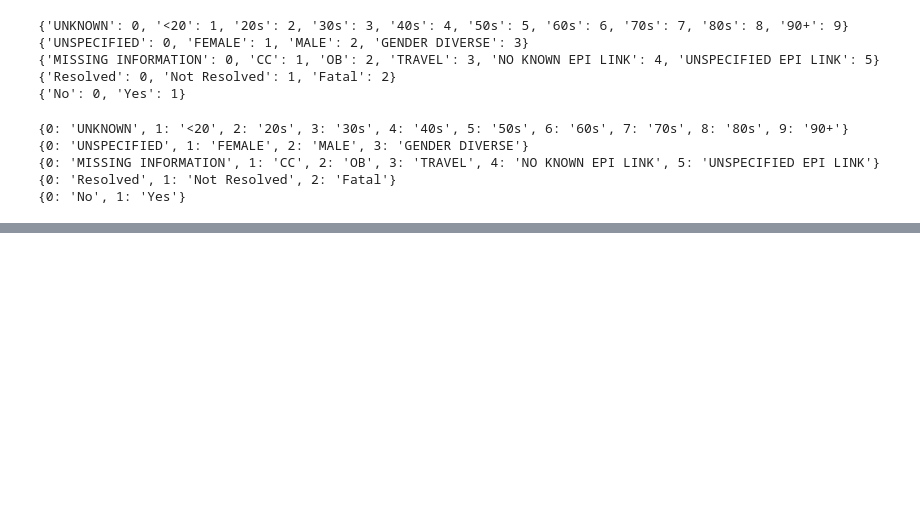
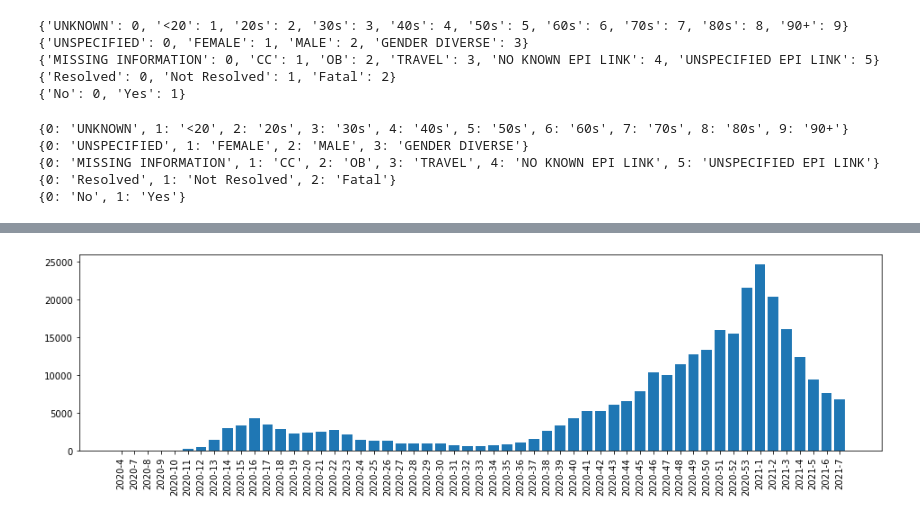
Before and after one commit to rkaunismaa/Covid19, a Jupyter notebook: Reports.ipynb, the cells around one changed output, grey strips where cells are left out. Cells and saved outputs as stored; diff of their text form; code cells hidden in the pictures; blank space fills up the shorter version.

```diff
--- a/Reports.ipynb
+++ b/Reports.ipynb
@@ -155,0 +178,5 @@ print(outbreakRelated)
+# %%
+caseCountByYearWeek = caseDf.groupby(['Case_Reported_Year','Case_Reported_WeekNo'])[['Case_Reported_Date']].count().reset_index()
+caseCountByYearWeek.rename(columns = {'Case_Reported_Date':'Case_Count'}, inplace = True)
+caseCountByYearWeek['YearWeek'] = caseCountByYearWeek['Case_Reported_Year'].astype(str) + '-' + caseCountByYearWeek['Case_Reported_WeekNo'].astype(str)
+caseCountByYearWeek.head(60)
@@ -155,0 +210,3 @@ print(outbreakRelated)
+# %%
+xAxis = caseCountByYearWeek['YearWeek'].tolist()
+xAxis
@@ -155,0 +231,3 @@ print(outbreakRelated)
+# %%
+yAxis = caseCountByYearWeek['Case_Count'].tolist()
+yAxis
@@ -155,0 +252,7 @@ print(outbreakRelated)
+# %%
+plt.figure(figsize=(16,4))
+plt.bar(xAxis, yAxis)
+plt.xticks(rotation=90)
+plt.show()
+# %% [output]
+[figure, added]
```
Also changed, not shown: parts of 7 cells of this notebook, 1 other file.
